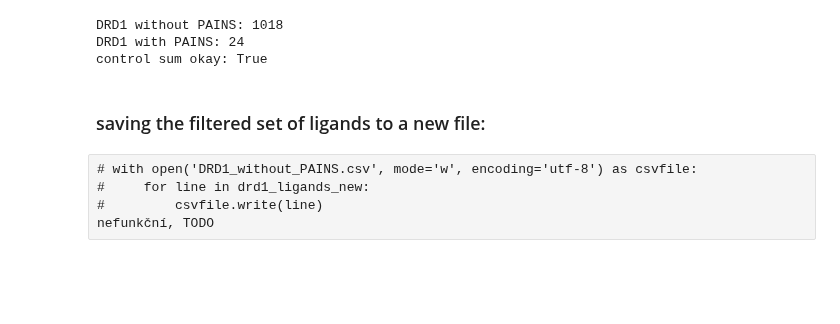
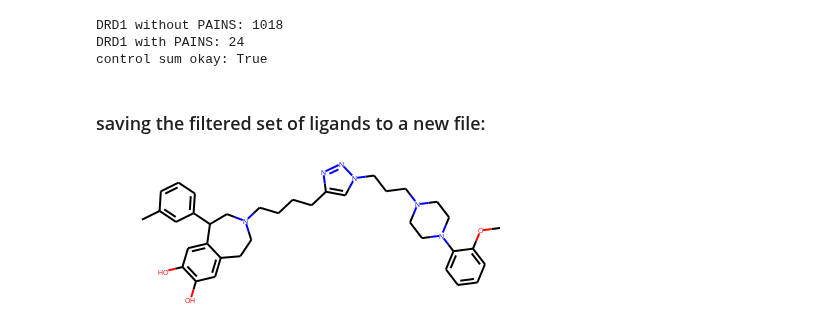
Before and after one commit to lich-uct/cdd2021, a Jupyter notebook: lieberze/05_substructures_and_filters-Solution.ipynb, the cells around one changed output. Cells and saved outputs as stored; diff of their text form; code cells hidden in the pictures; blank space fills up the shorter version.

```diff
--- a/lieberze/05_substructures_and_filters-Solution.ipynb
+++ b/lieberze/05_substructures_and_filters-Solution.ipynb
@@ -258,8 +258,14 @@ DRD1 with PAINS: 24
 control sum okay: True
 # %% [markdown]
 ### saving the filtered set of ligands to a new file:
-# %% [raw]
-# with open('DRD1_without_PAINS.csv', mode='w', encoding='utf-8') as csvfile:
-#     for line in drd1_ligands_new:
-#         csvfile.write(line)
-nefunkční, TODO
+# %%
+with open('DRD1_without_PAINS.txt', mode='w', encoding='utf-8') as txtfile:
+    for line in drd1_ligands_new:
+        line = Chem.MolToSmiles(line) + "\n"
+        txtfile.write(line)
+# %%
+with open('DRD1_without_PAINS.txt', mode='r', encoding='utf-8') as txtfile:
+    df = [Chem.MolFromSmiles(line) for line in txtfile]
+df[1]
+# %% [output]
+[figure, added]
```
Also changed, not shown: parts of 1 cell of this notebook, 3 other files.
